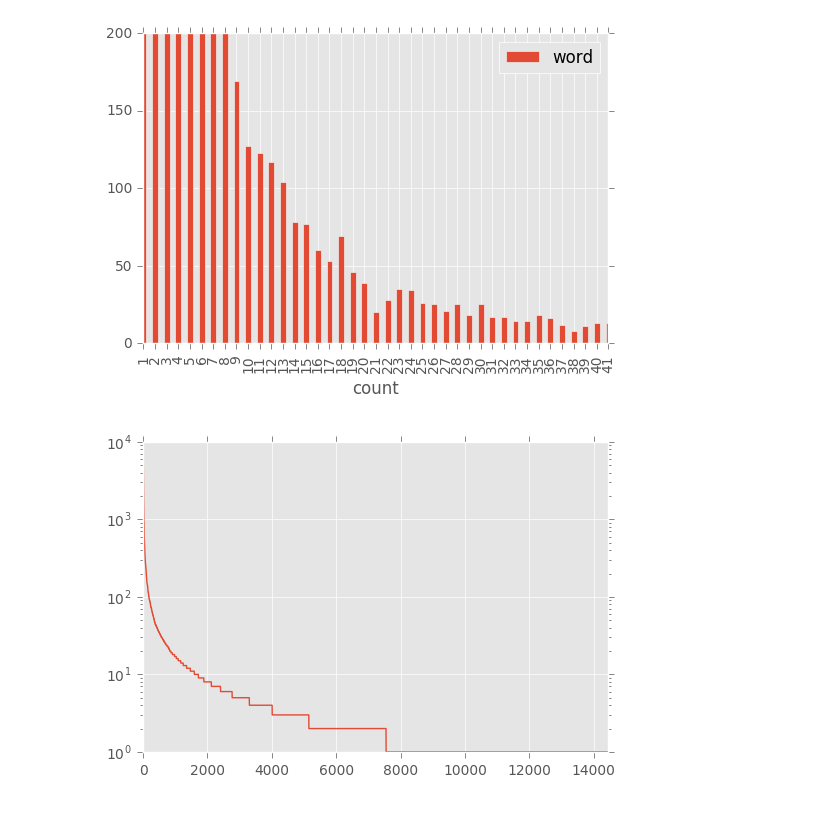
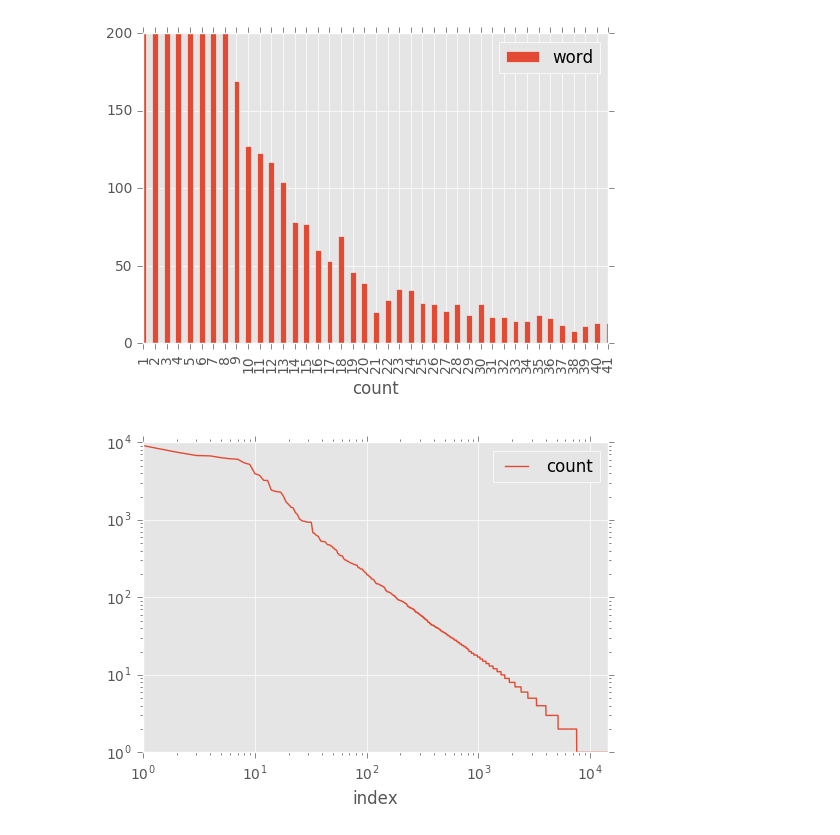
Before and after one commit to woody-kawagoe/nlp100, a Jupyter notebook: chapter04/chapter04.ipynb, the cells around one changed output. Drawn from its saved outputs; the diff is of its cells as text; code cells hidden in the pictures.

```diff
--- a/chapter04/chapter04.ipynb
+++ b/chapter04/chapter04.ipynb
@@ -129,8 +129,10 @@ plt.ylim(0,200)
 (0, 200)
 [figure]
 # %%
-# 39
-pd.DataFrame(ans36, columns=['word', 'count'])['count'].plot()
+ans39 = pd.DataFrame(ans36, columns=['word', 'count'])['count'].reset_index()
+ans39['index'] = ans39['index'] + 1
+ans39.plot(x='index', y='count')
+plt.xscale("log")
 plt.yscale("log")
 # %% [output]
-[figure, old version]
+[figure, new version]
```
Also changed, not shown: parts of 2 cells of this notebook, 1 other file.
